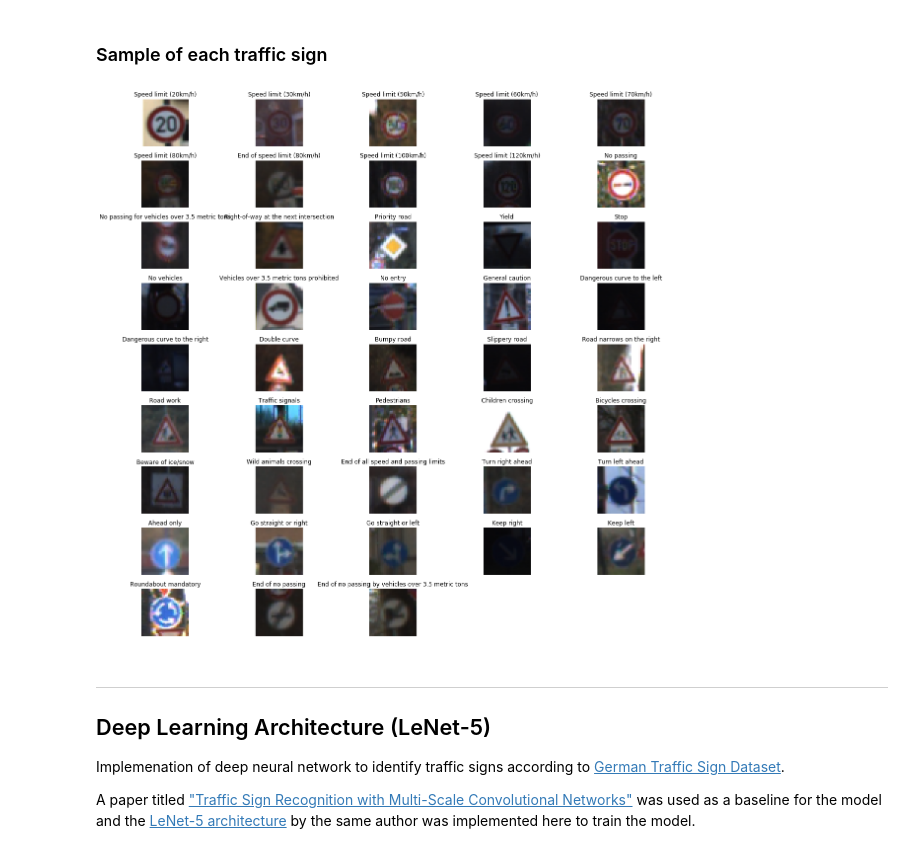
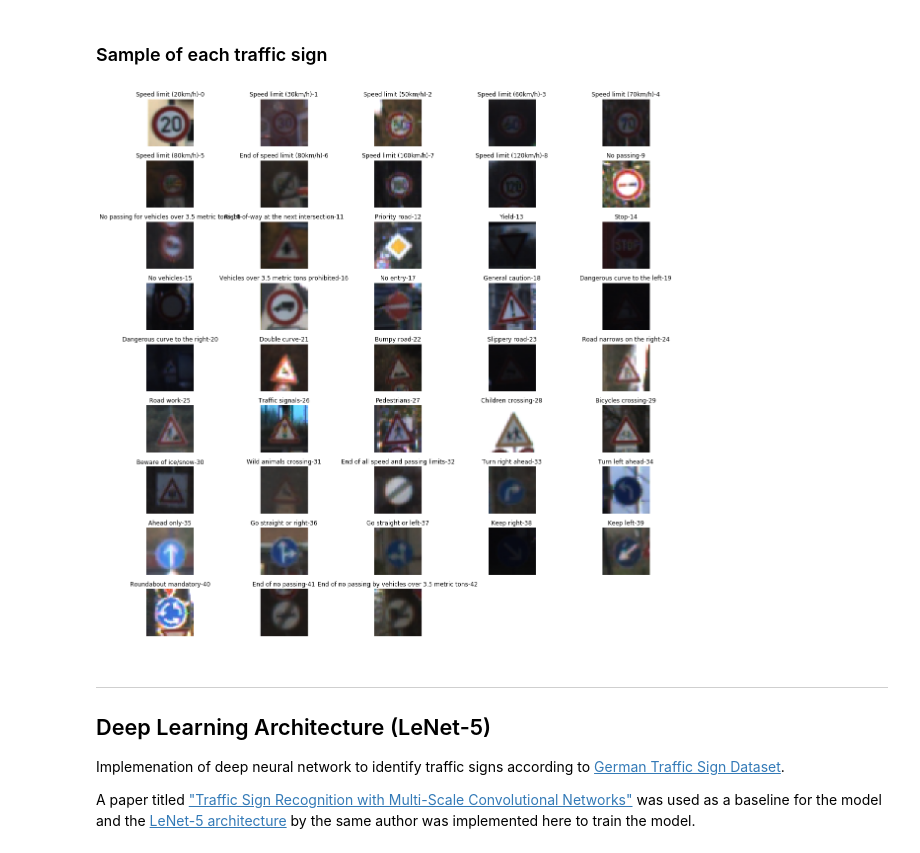
Before and after one commit to Sang2306/cnn-traffic-signs-classifications, a Jupyter notebook: traffic_sign_classifier.ipynb, the cells around one changed output. Saved outputs shown, nothing was run; the diff lists cells and outputs as text; code cells hidden in the pictures.

```diff
--- a/traffic_sign_classifier.ipynb
+++ b/traffic_sign_classifier.ipynb
@@ -68,35 +68,35 @@ import numpy as np
 import matplotlib.pyplot as plt
 import matplotlib.gridspec as gridspec
 %matplotlib inline
 
 signs = dict.fromkeys(range(0, 43))
 for k in signs:
     indices = np.where(y_train==k)[0]
     if indices.any():
         signs[k] = X_train[indices.item(0)]
         continue
     indices = np.where(y_valid==k)[0]
     if indices.any():
         signs[k] = X_valid[indices.item(0)]
         continue
     indices = np.where(y_test==k)[0]
     if indices.any():
         signs[k] = X_test[indices.item(0)]
 
 import pandas as pd
 csv_file = pd.read_csv('./signnames.csv')
 data = csv_file.to_numpy()
 signs_name = list(data[:, 1])
 
 plt.figure(figsize=(20, 20))
 for code, image in signs.items():
     plt.subplot(9, 5, code+1)
     plt.axis("off")
     plt.subplots_adjust(hspace=0.3)
-    plt.title(signs_name[code])
+    plt.title(signs_name[code] + '-' + str(code))
     plt.imshow(image)
 # %% [output]
-[figure, old version]
+[figure, new version]
 # %% [markdown]
 ----
 
```
Also changed, not shown: parts of 5 cells of this notebook, 3 other files.
